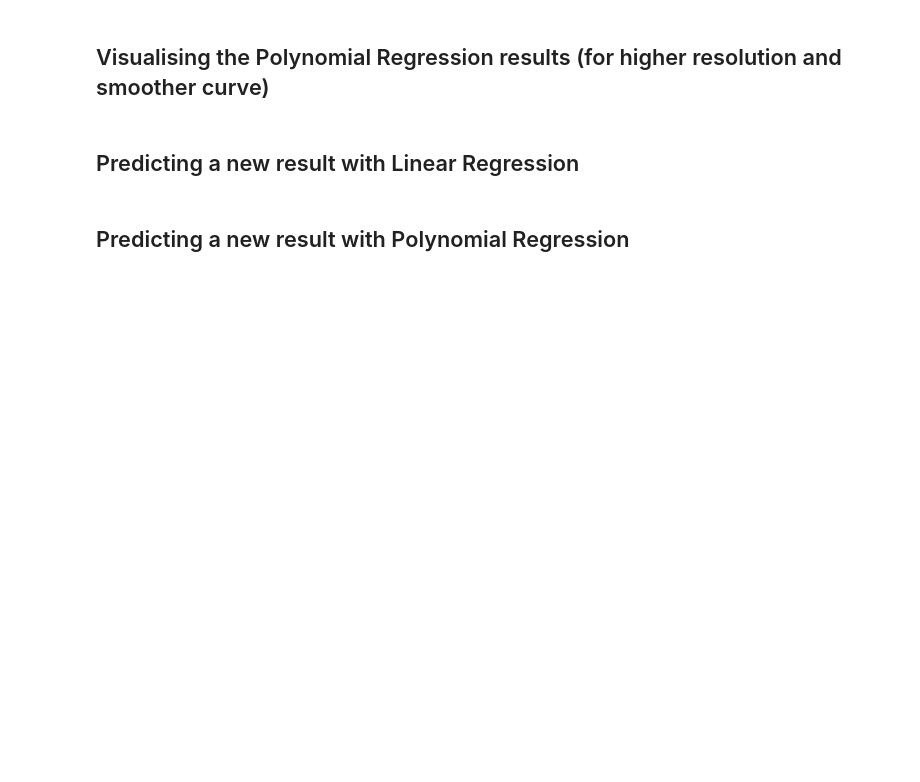
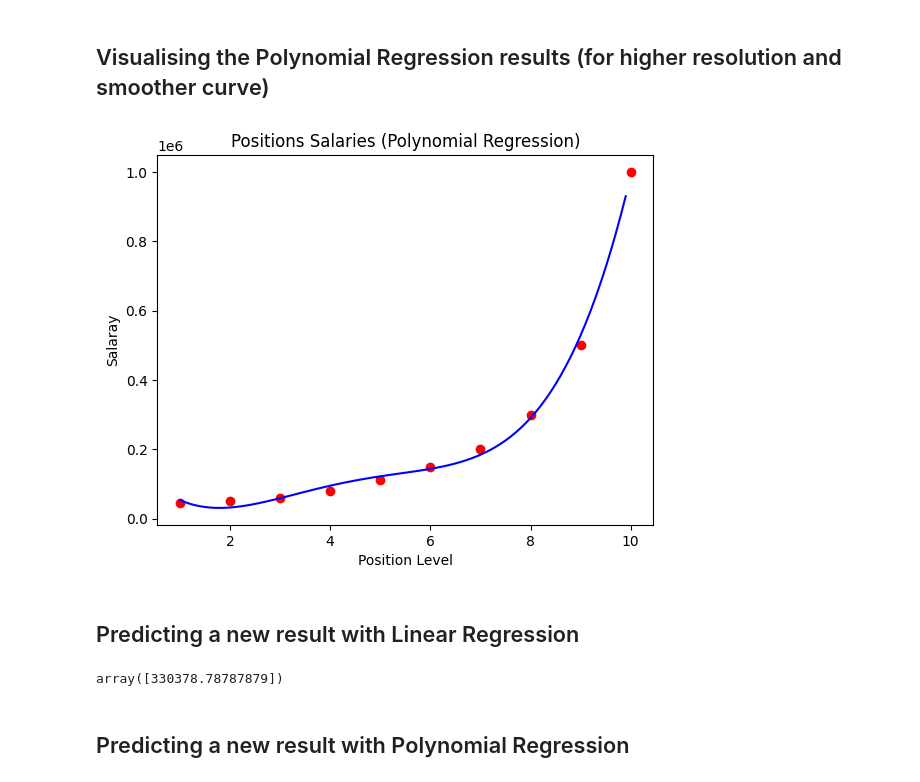
Before and after one commit to ZhuZiLiBryan/ML_atoz_learning, a Jupyter notebook: Part 2 - Regression/Section 6 - Polynomial Regression/Python/polynomial_regression.ipynb, the cells around one changed output. Saved outputs shown, nothing was run; the diff lists cells and outputs as text; code cells hidden in the pictures; blank space fills up the shorter version.

Commit message:
polynomial/linear regression predictions for specific values

```diff
--- a/Part 2 - Regression/Section 6 - Polynomial Regression/Python/polynomial_regression.ipynb
+++ b/Part 2 - Regression/Section 6 - Polynomial Regression/Python/polynomial_regression.ipynb
@@ -61,13 +61,19 @@ plt.show()
 # %%
 X_grid = np.arange(min(X), max(X), 0.1)
 X_grid = X_grid.reshape((len(X_grid), 1))
 plt.scatter(X, y, color="red")
-plt.plot(X_grid, X_poly, color="blue")
+plt.plot(X_grid, lin_reg_2.predict(poly_reg.fit_transform(X_grid)), color="blue")
 plt.title("Positions Salaries (Polynomial Regression)")
 plt.xlabel("Position Level")
 plt.ylabel("Salaray")
 plt.show()
+# %% [output]
+[figure, added]
 # %% [markdown]
 ## Predicting a new result with Linear Regression
+# %%
+lin_reg.predict([[6.5]])
+# %% [output]
+array([330378.78787879])
 # %% [markdown]
 ## Predicting a new result with Polynomial Regression
```
Also changed, not shown: parts of 1 cell of this notebook.
